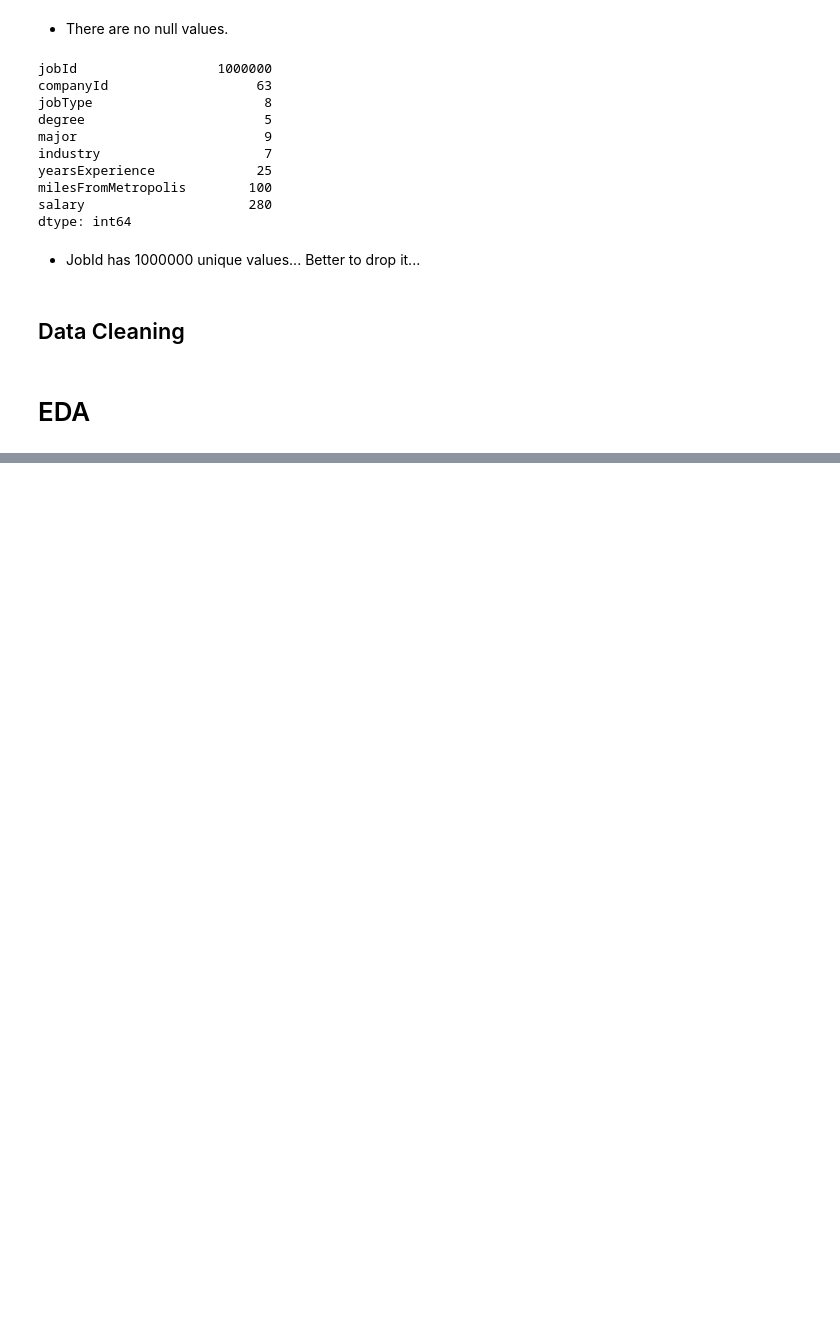
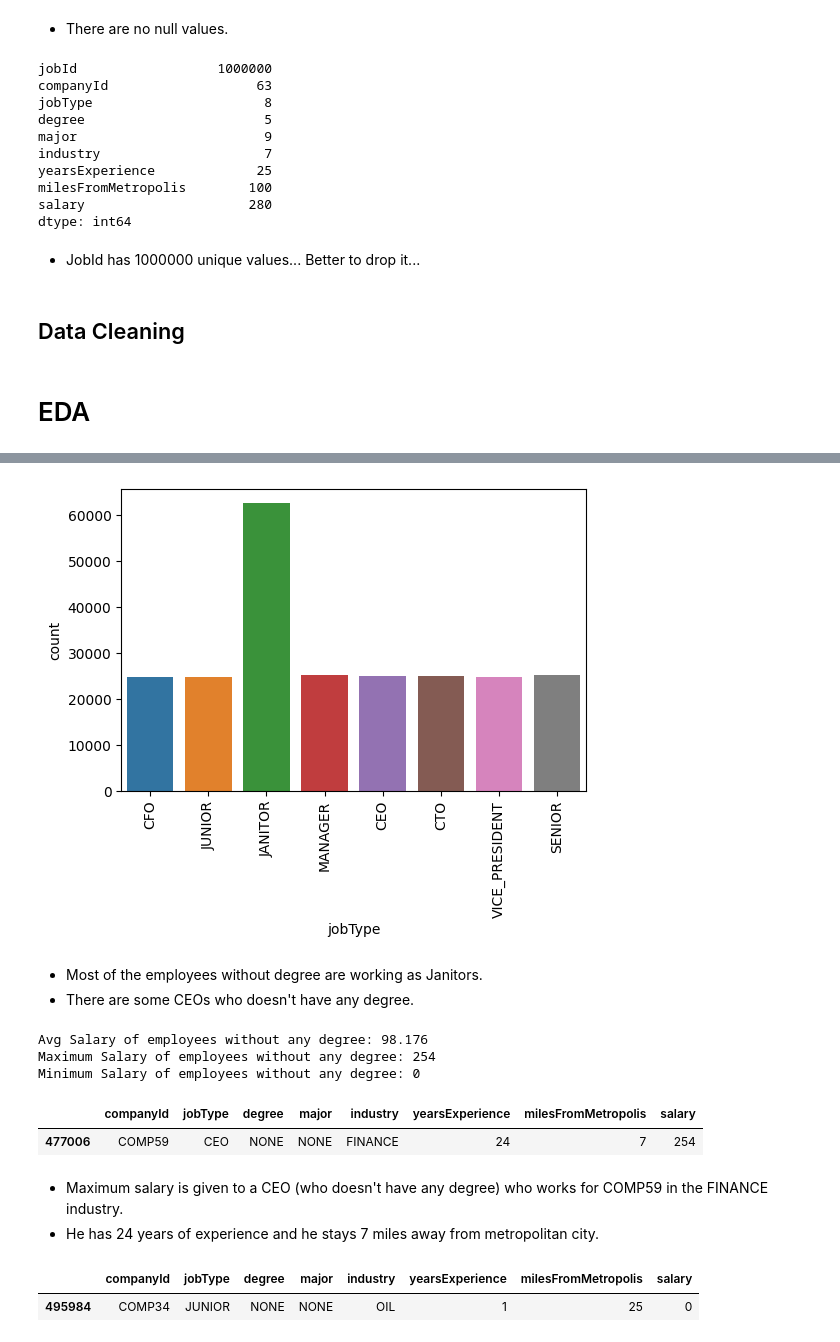
Before and after one commit to anupstar100/Employee-Salaries, a Jupyter notebook: Employee_Salary_EDA.ipynb, the cells around one changed output, grey strips where cells are left out. Cells and saved outputs as stored; diff of their text form; code cells hidden in the pictures; blank space fills up the shorter version.

```diff
--- a/Employee_Salary_EDA.ipynb
+++ b/Employee_Salary_EDA.ipynb
@@ -167,0 +268,4 @@ Index(['companyId', 'jobType', 'degree', 'major', 'industry',
+# %%
+# employees without any degree
+no_degree_df = df[df['degree'] == 'NONE']
+no_degree_df.head()
@@ -167,0 +279,33 @@ Index(['companyId', 'jobType', 'degree', 'major', 'industry',
+# %%
+# count of different types of jobs without any degree
+sns.countplot(no_degree_df['jobType'])
+plt.xticks(rotation = 90)
+plt.show()
+# %% [output]
+[figure, added]
+# %% [markdown]
+* Most of the employees without degree are working as Janitors.
+* There are some CEOs who doesn't have any degree.
+# %%
+print('Avg Salary of employees without any degree:', round(no_degree_df['salary'].mean(), 3))
+print('Maximum Salary of employees without any degree:', no_degree_df['salary'].max())
+print('Minimum Salary of employees without any degree:', no_degree_df['salary'].min())
+# %% [output]
+Avg Salary of employees without any degree: 98.176
+Maximum Salary of employees without any degree: 254
+Minimum Salary of employees without any degree: 0
+# %%
+# highest salary of the employee without any degree
+no_degree_df[no_degree_df['salary'] == no_degree_df['salary'].max()]
+# %% [output]
+|  | companyId | jobType | degree | major | industry | yearsExperience | milesFromMetropolis | salary |
+| 477006 | COMP59 | CEO | NONE | NONE | FINANCE | 24 | 7 | 254 |
+# %% [markdown]
+* Maximum salary is given to a CEO (who doesn't have any degree) who works for COMP59 in the FINANCE industry.
+* He has 24 years of experience and he stays 7 miles away from metropolitan city.
+# %%
+# lowest salary of the employee without any degree
+no_degree_df[no_degree_df['salary'] == no_degree_df['salary'].min()]
+# %% [output]
+|  | companyId | jobType | degree | major | industry | yearsExperience | milesFromMetropolis | salary |
+| 495984 | COMP34 | JUNIOR | NONE | NONE | OIL | 1 | 25 | 0 |
```
Also changed, not shown: parts of 28 cells of this notebook.
